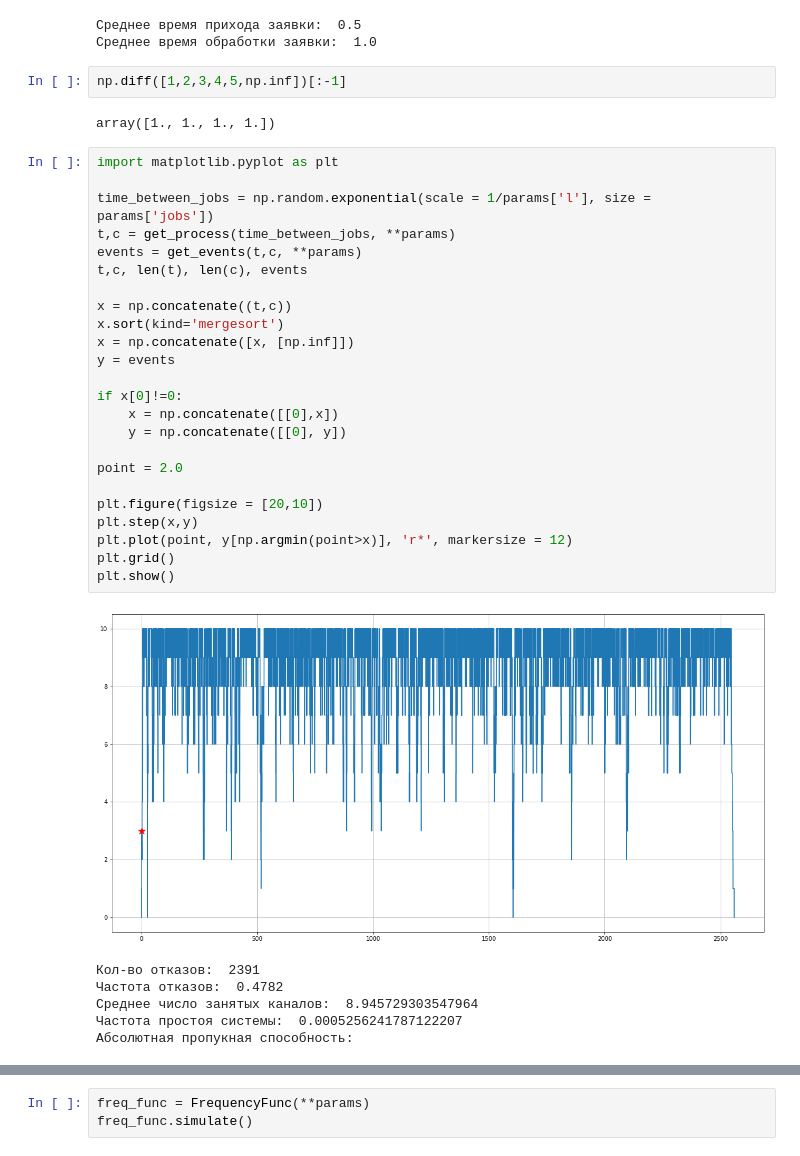
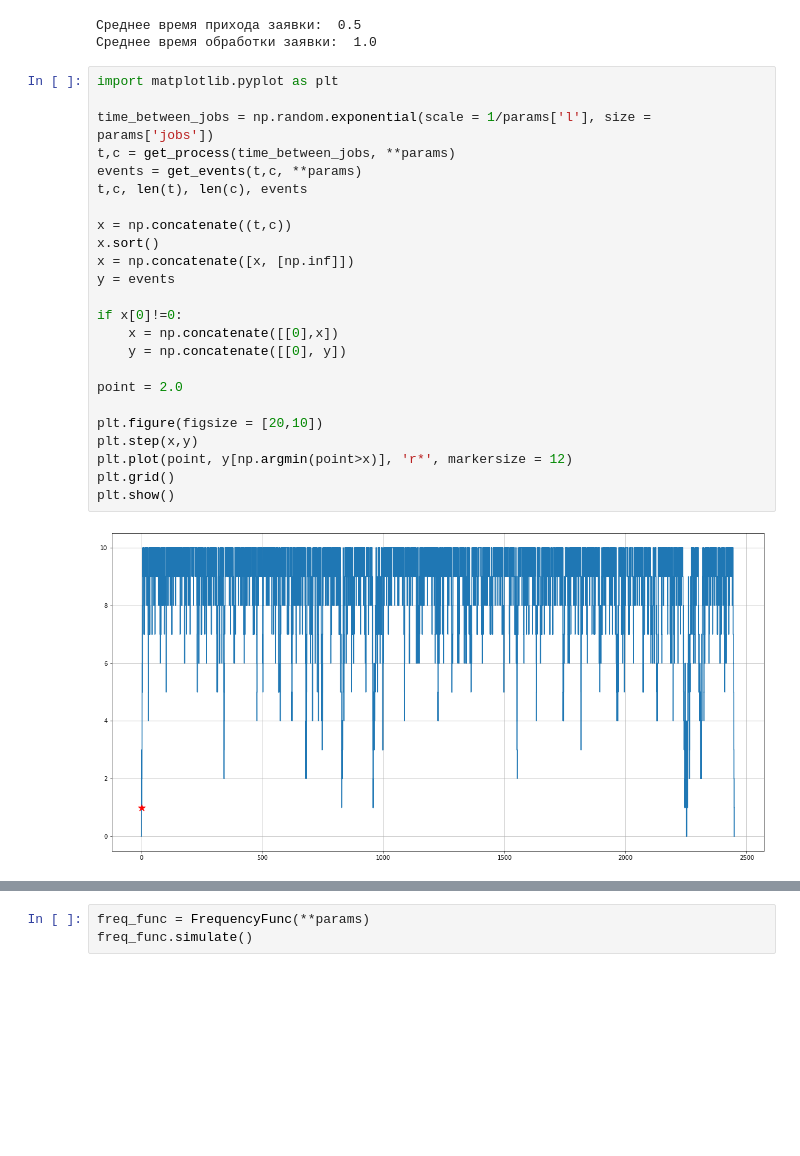
Before and after one commit to georgechaikin/Queueing-system, a Jupyter notebook: discrete-event-simulation.ipynb, the cells around one changed output, grey strips where cells are left out. Cells and saved outputs as stored; diff of their text form; blank space fills up the shorter version.

```diff
--- a/discrete-event-simulation.ipynb
+++ b/discrete-event-simulation.ipynb
@@ -133,41 +133,32 @@ print('Среднее время обработки заявки: ', 1/params['m
 # %% [output]
 Среднее время прихода заявки:  0.5
 Среднее время обработки заявки:  1.0
-# %%
-np.diff([1,2,3,4,5,np.inf])[:-1]
-# %% [output]
-array([1., 1., 1., 1.])
 # %%
 import matplotlib.pyplot as plt
 
 time_between_jobs = np.random.exponential(scale = 1/params['l'], size = params['jobs'])
 t,c = get_process(time_between_jobs, **params)
 events = get_events(t,c, **params)
 t,c, len(t), len(c), events
 
 x = np.concatenate((t,c))
-x.sort(kind='mergesort')
+x.sort()
 x = np.concatenate([x, [np.inf]])
 y = events
 
 if x[0]!=0:
     x = np.concatenate([[0],x])
     y = np.concatenate([[0], y])
 
 point = 2.0
 
 plt.figure(figsize = [20,10])
 plt.step(x,y)
 plt.plot(point, y[np.argmin(point>x)], 'r*', markersize = 12)
 plt.grid()
 plt.show()
 # %% [output]
-[figure, old version]
+[figure, new version]
-Кол-во отказов:  2391
-Частота отказов:  0.4782
-Среднее число занятых каналов:  8.945729303547964
-Частота простоя системы:  0.0005256241787122207
-Абсолютная пропукная способность:
 # %%
 class FrequencyFunc():
     def __init__(self, **params):
```
Also changed, not shown: parts of 6 cells of this notebook.
